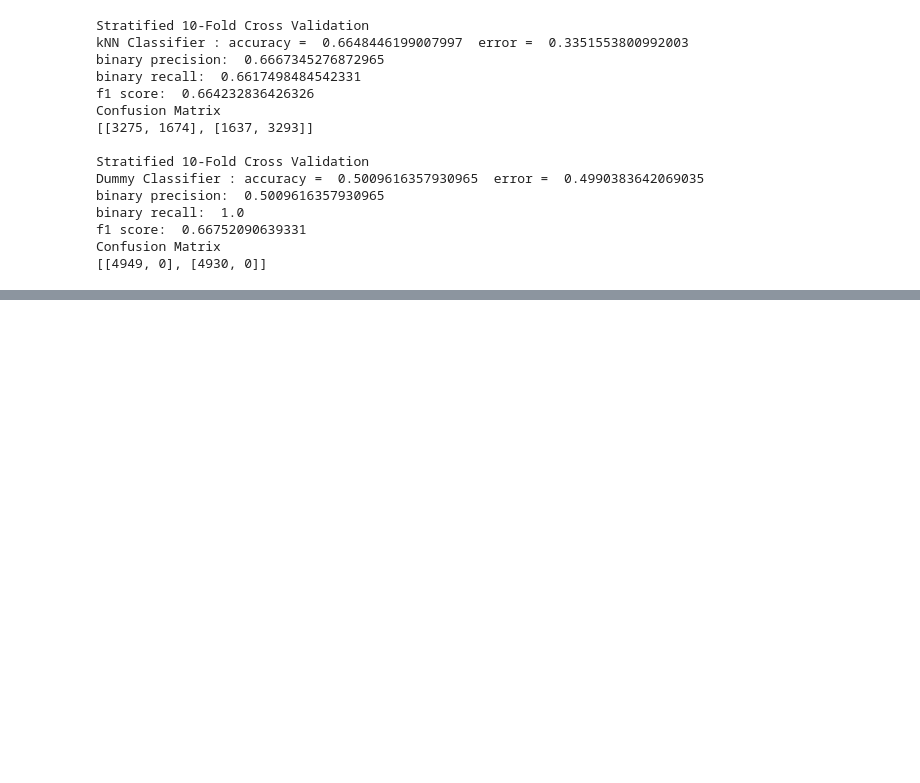
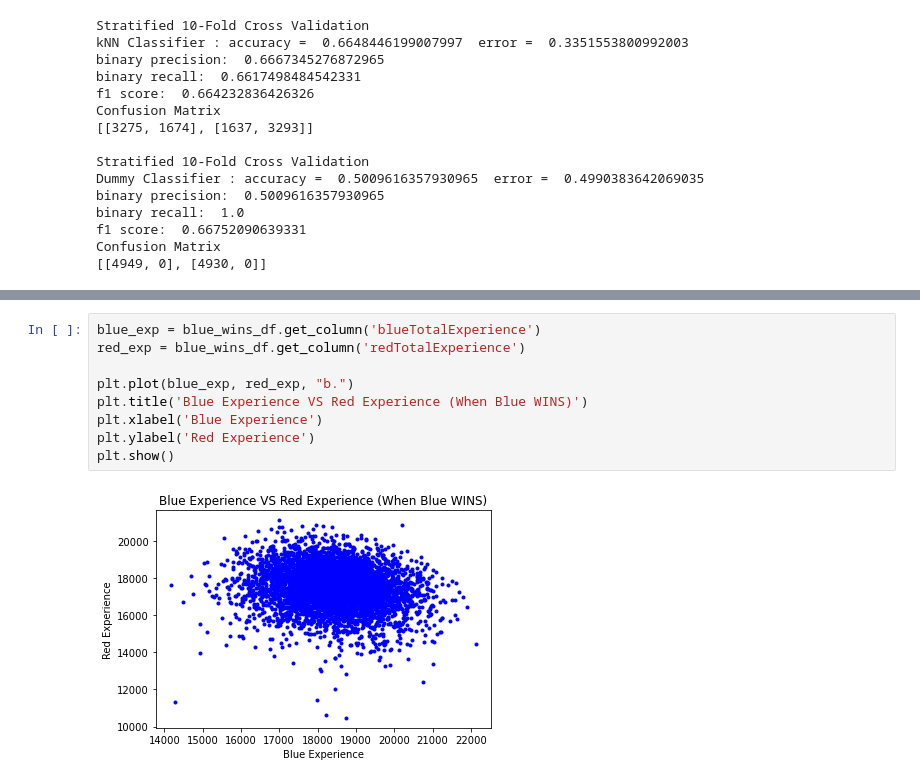
Before and after one commit to TrevorBushnell/League-Game-Prediction-Project, a Jupyter notebook: Project_demo.ipynb, the cells around one changed output, grey strips where cells are left out. Cells and saved outputs as stored; diff of their text form; blank space fills up the shorter version.

```diff
--- a/Project_demo.ipynb
+++ b/Project_demo.ipynb
@@ -99,0 +125,11 @@ Confusion Matrix
+# %%
+blue_exp = blue_wins_df.get_column('blueTotalExperience')
+red_exp = blue_wins_df.get_column('redTotalExperience')
+
+plt.plot(blue_exp, red_exp, "b.")
+plt.title('Blue Experience VS Red Experience (When Blue WINS)')
+plt.xlabel('Blue Experience')
+plt.ylabel('Red Experience')
+plt.show()
+# %% [output]
+[figure, added]
```
Also changed, not shown: parts of 14 cells of this notebook.
